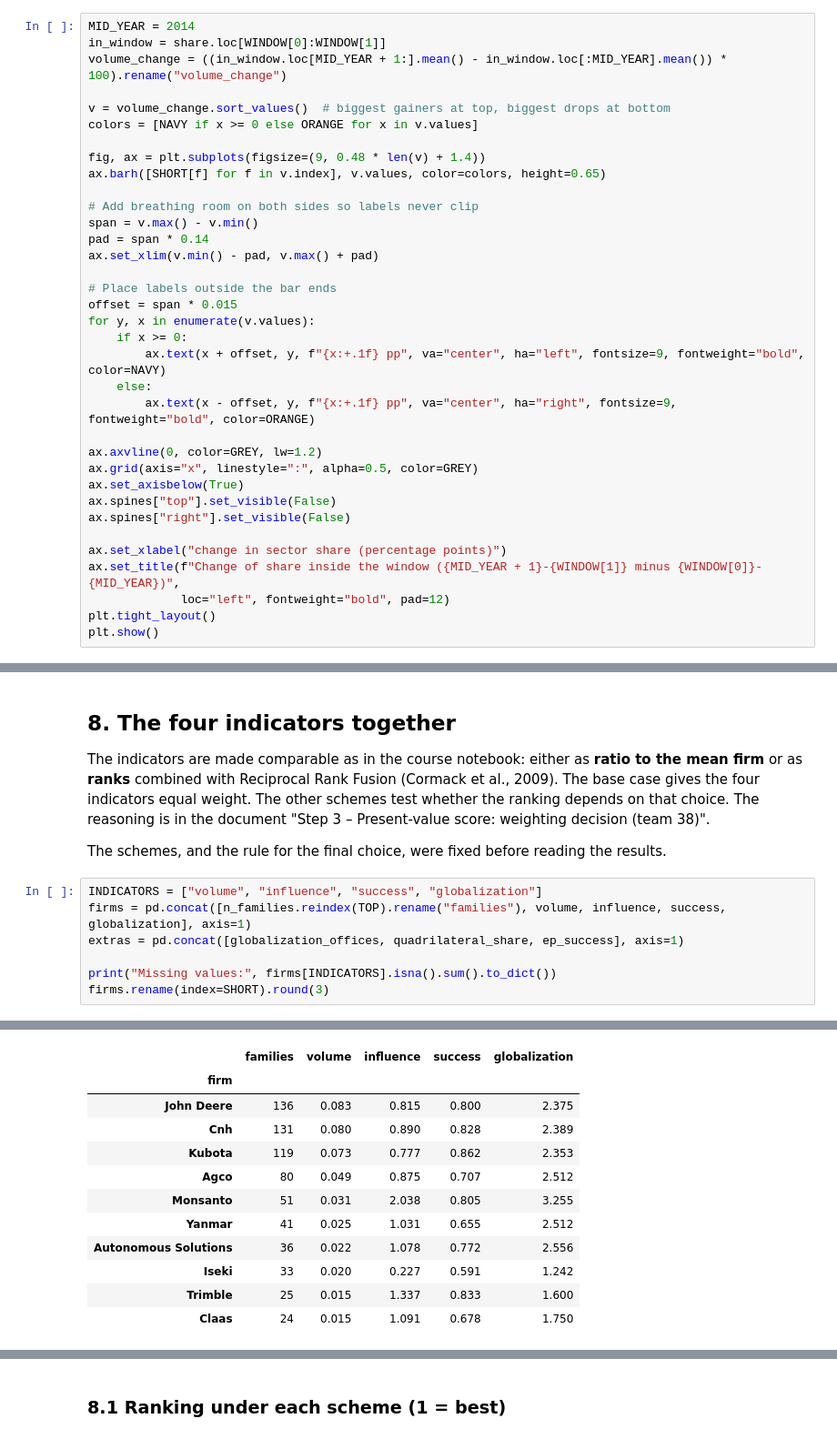
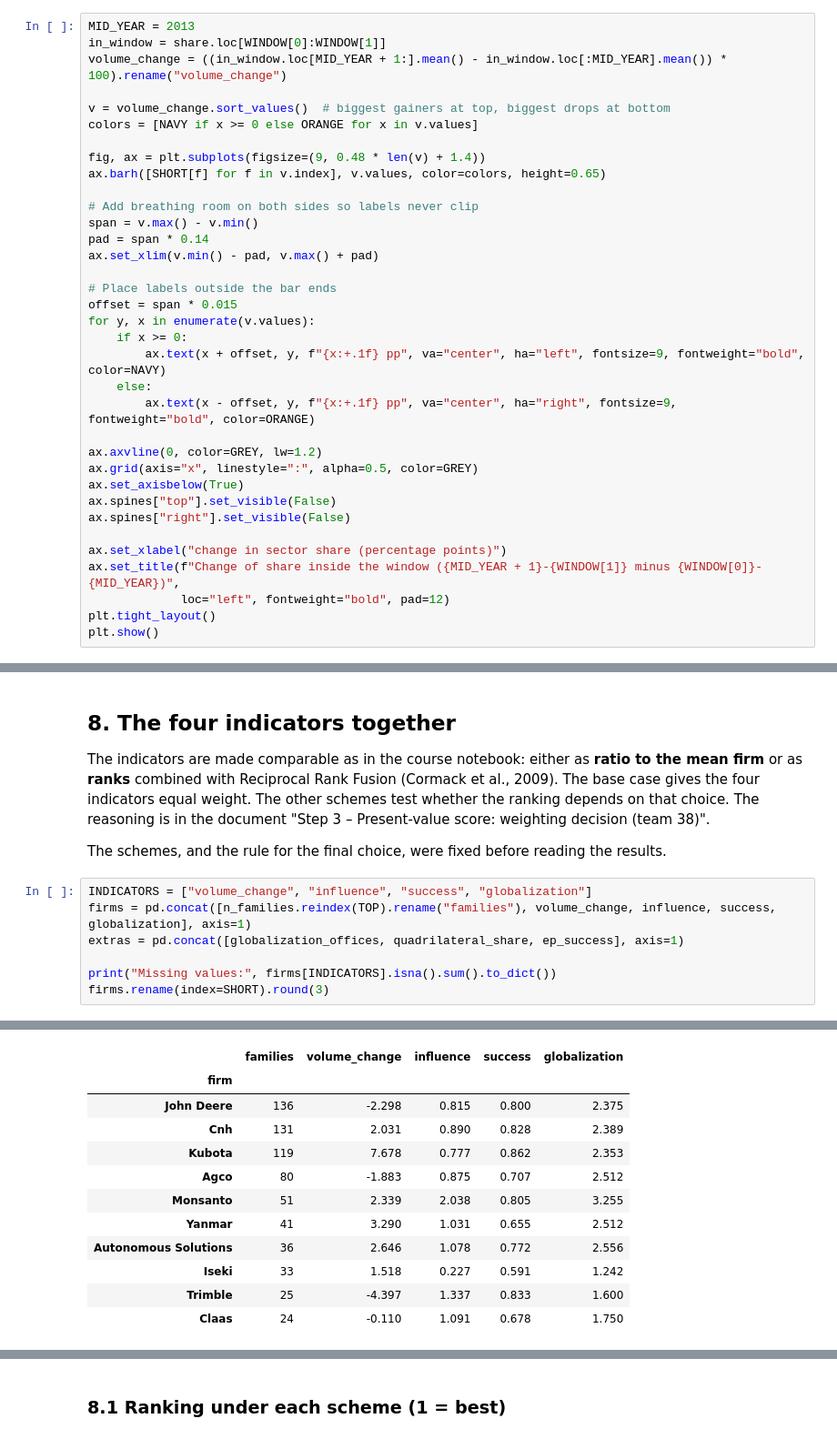
Before and after one commit to AriGBi/team-38-PrecisionAgriculture, a Jupyter notebook: notebooks/Step3_v3_2017.ipynb, the cells around one changed output, grey strips where cells are left out. Shown at 91% size. Cells and saved outputs as stored; diff of their text form.

```diff
--- a/notebooks/Step3_v3_2017.ipynb
+++ b/notebooks/Step3_v3_2017.ipynb
@@ -288,7 +288,7 @@ plt.show()
 # %% [output]
 [figure]
 # %%
-MID_YEAR = 2014
+MID_YEAR = 2013
 in_window = share.loc[WINDOW[0]:WINDOW[1]]
 volume_change = ((in_window.loc[MID_YEAR + 1:].mean() - in_window.loc[:MID_YEAR].mean()) * 100).rename("volume_change")
 
@@ -665,8 +665,8 @@ The indicators are made comparable as in the course notebook: either as **ratio
 
 The schemes, and the rule for the final choice, were fixed before reading the results.
 # %%
-INDICATORS = ["volume", "influence", "success", "globalization"]
-firms = pd.concat([n_families.reindex(TOP).rename("families"), volume, influence, success, globalization], axis=1)
+INDICATORS = ["volume_change", "influence", "success", "globalization"]
+firms = pd.concat([n_families.reindex(TOP).rename("families"), volume_change, influence, success, globalization], axis=1)
 extras = pd.concat([globalization_offices, quadrilateral_share, ep_success], axis=1)
 
 print("Missing values:", firms[INDICATORS].isna().sum().to_dict())
@@ -676,14 +676,14 @@ Missing values: {'volume': 0, 'influence': 0, 'success': 0, 'globalization': 0}
-|  | families | volume | influence | success | globalization |
+|  | families | volume_change | influence | success | globalization |
 | firm |  |  |  |  |  |
-| John Deere | 136 | 0.083 | 0.815 | 0.800 | 2.375 |
-| Cnh | 131 | 0.080 | 0.890 | 0.828 | 2.389 |
-| Kubota | 119 | 0.073 | 0.777 | 0.862 | 2.353 |
-| Agco | 80 | 0.049 | 0.875 | 0.707 | 2.512 |
-| Monsanto | 51 | 0.031 | 2.038 | 0.805 | 3.255 |
-| Yanmar | 41 | 0.025 | 1.031 | 0.655 | 2.512 |
-| Autonomous Solutions | 36 | 0.022 | 1.078 | 0.772 | 2.556 |
-| Iseki | 33 | 0.020 | 0.227 | 0.591 | 1.242 |
-| Trimble | 25 | 0.015 | 1.337 | 0.833 | 1.600 |
-| Claas | 24 | 0.015 | 1.091 | 0.678 | 1.750 |
+| John Deere | 136 | -2.298 | 0.815 | 0.800 | 2.375 |
+| Cnh | 131 | 2.031 | 0.890 | 0.828 | 2.389 |
+| Kubota | 119 | 7.678 | 0.777 | 0.862 | 2.353 |
+| Agco | 80 | -1.883 | 0.875 | 0.707 | 2.512 |
+| Monsanto | 51 | 2.339 | 2.038 | 0.805 | 3.255 |
+| Yanmar | 41 | 3.290 | 1.031 | 0.655 | 2.512 |
+| Autonomous Solutions | 36 | 2.646 | 1.078 | 0.772 | 2.556 |
+| Iseki | 33 | 1.518 | 0.227 | 0.591 | 1.242 |
+| Trimble | 25 | -4.397 | 1.337 | 0.833 | 1.600 |
+| Claas | 24 | -0.110 | 1.091 | 0.678 | 1.750 |
 # %%
 SCHEMES = {
```
Also changed, not shown: parts of 10 cells of this notebook, 1 other file.
